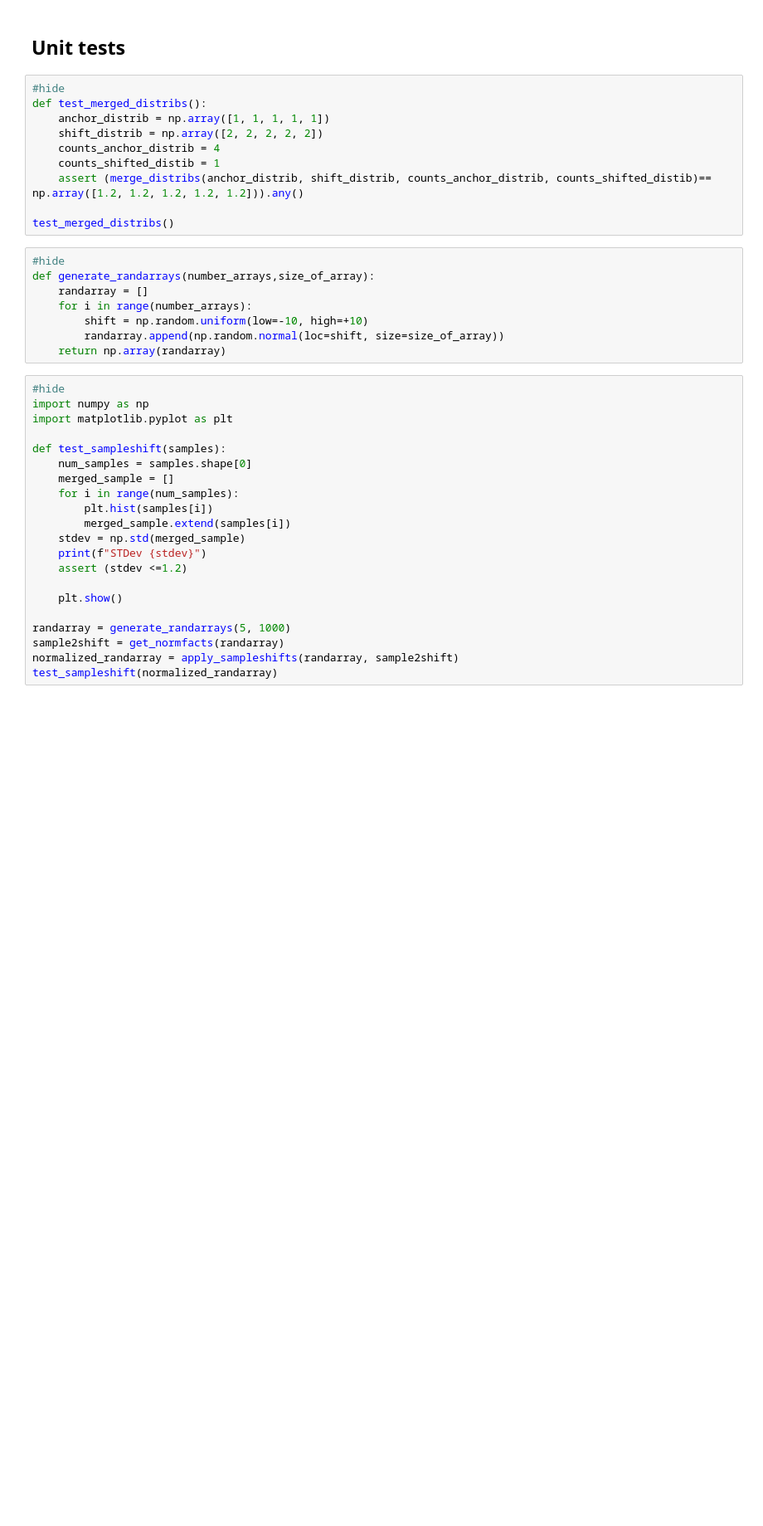
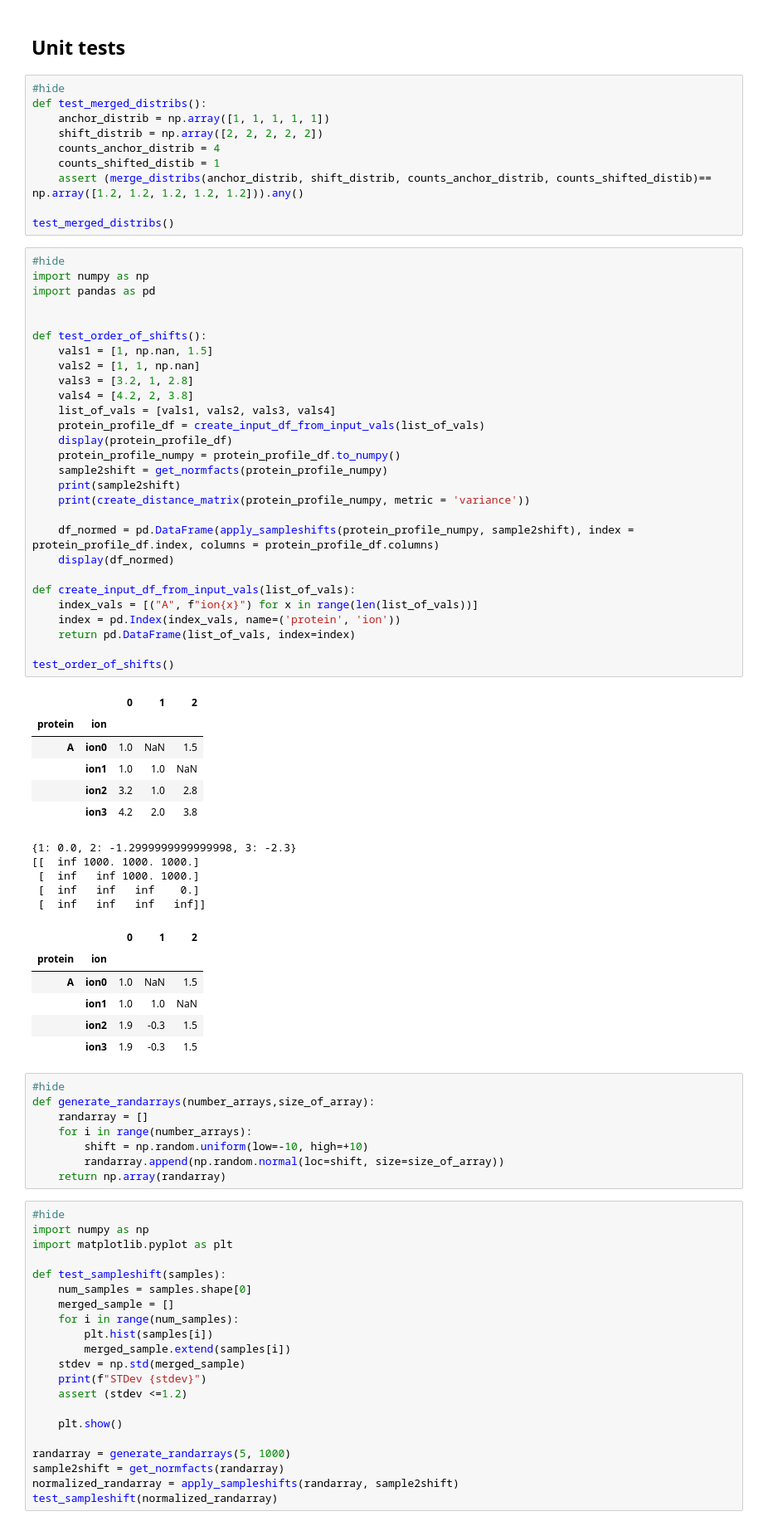
Before and after one commit to MannLabs/directlfq, a Jupyter notebook: 02_normalization.ipynb, the cells around one changed output. Shown at 83% size. Cells and saved outputs as stored; diff of their text form; blank space fills up the shorter version.

```diff
--- a/02_normalization.ipynb
+++ b/02_normalization.ipynb
@@ -264,6 +336,52 @@ def test_merged_distribs():
     assert (merge_distribs(anchor_distrib, shift_distrib, counts_anchor_distrib, counts_shifted_distib)== np.array([1.2, 1.2, 1.2, 1.2, 1.2])).any()
 
 test_merged_distribs()
+# %%
+#hide
+import numpy as np
+import pandas as pd
+
+
+def test_order_of_shifts():
+    vals1 = [1, np.nan, 1.5]
+    vals2 = [1, 1, np.nan]
+    vals3 = [3.2, 1, 2.8]
+    vals4 = [4.2, 2, 3.8]
+    list_of_vals = [vals1, vals2, vals3, vals4]
+    protein_profile_df = create_input_df_from_input_vals(list_of_vals)
+    display(protein_profile_df)
+    protein_profile_numpy = protein_profile_df.to_numpy()
+    sample2shift = get_normfacts(protein_profile_numpy)
+    print(sample2shift)
+    print(create_distance_matrix(protein_profile_numpy, metric = 'variance'))
+
+    df_normed = pd.DataFrame(apply_sampleshifts(protein_profile_numpy, sample2shift), index = protein_profile_df.index, columns = protein_profile_df.columns)
+    display(df_normed)
+
+def create_input_df_from_input_vals(list_of_vals):
+    index_vals = [("A", f"ion{x}") for x in range(len(list_of_vals))]
+    index = pd.Index(index_vals, name=('protein', 'ion'))
+    return pd.DataFrame(list_of_vals, index=index)
+
+test_order_of_shifts()
+# %% [output]
+|  |  | 0 | 1 | 2 |
+| protein | ion |  |  |  |
+| A | ion0 | 1.0 | NaN | 1.5 |
+|  | ion1 | 1.0 | 1.0 | NaN |
+|  | ion2 | 3.2 | 1.0 | 2.8 |
+|  | ion3 | 4.2 | 2.0 | 3.8 |
+{1: 0.0, 2: -1.2999999999999998, 3: -2.3}
+[[  inf 1000. 1000. 1000.]
+ [  inf   inf 1000. 1000.]
+ [  inf   inf   inf    0.]
+ [  inf   inf   inf   inf]]
+|  |  | 0 | 1 | 2 |
+| protein | ion |  |  |  |
+| A | ion0 | 1.0 | NaN | 1.5 |
+|  | ion1 | 1.0 | 1.0 | NaN |
+|  | ion2 | 1.9 | -0.3 | 1.5 |
+|  | ion3 | 1.9 | -0.3 | 1.5 |
 # %%
 #hide
 def generate_randarrays(number_arrays,size_of_array):
```
Also changed, not shown: parts of 10 cells of this notebook, 19 other files.
